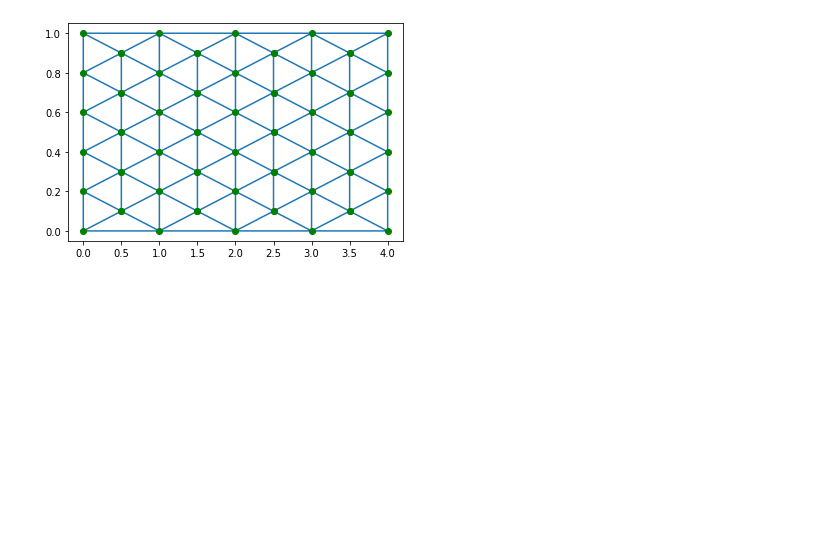
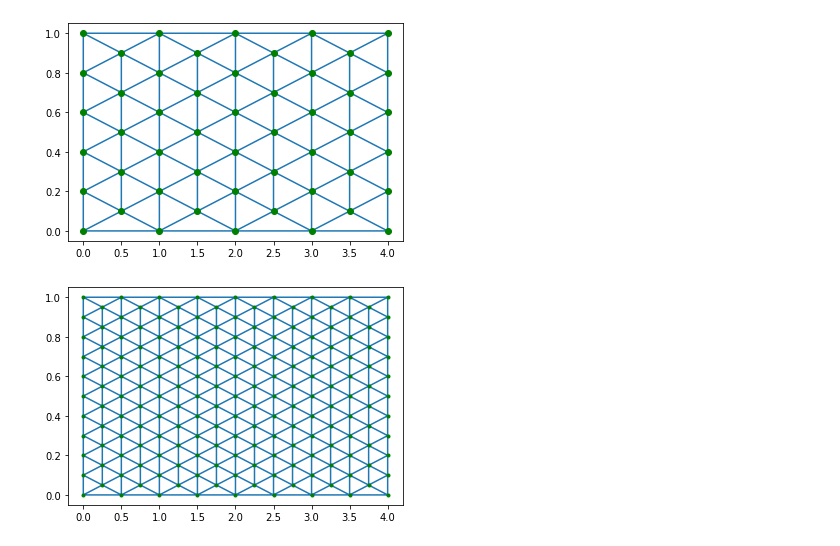
Before and after one commit to sberres/FoamFronts, a Jupyter notebook: gen_mesh_rectangular.ipynb, the cells around one changed output. Cells and saved outputs as stored; diff of their text form; code cells hidden in the pictures; blank space fills up the shorter version.

```diff
--- a/gen_mesh_rectangular.ipynb
+++ b/gen_mesh_rectangular.ipynb
@@ -72,3 +72,22 @@ plt.plot(PP[:,0], PP[:,1],'go')
 # %% [output]
 [<matplotlib.lines.Line2D at 0x...>]
 [figure]
+# %%
+SCALE=2
+X = np.arange(0,4 + 1/SCALE,1/SCALE)
+Y = np.arange(0, 1 + 0.05/SCALE, 0.2/SCALE)
+
+Xbar = np.arange(0.5/SCALE,4,1/SCALE)
+Ybar = np.arange(0.1/SCALE,1.0,0.2/SCALE)
+
+P = np.array([[x,y] for y in Y for x in X])
+Pbar = np.array([[x,y] for y in Ybar for x in Xbar])
+
+PP = np.vstack([P,Pbar])
+T = Delaunay(PP)
+plt.triplot(PP[:,0], PP[:,1],T.simplices)
+plt.plot(PP[:,0], PP[:,1], 'g.')
+
+# save_mesh(PP, T, 'T8.off')
+# %% [output]
+[figure, added]
```
Also changed, not shown: parts of 1 cell of this notebook, 7 other files.
